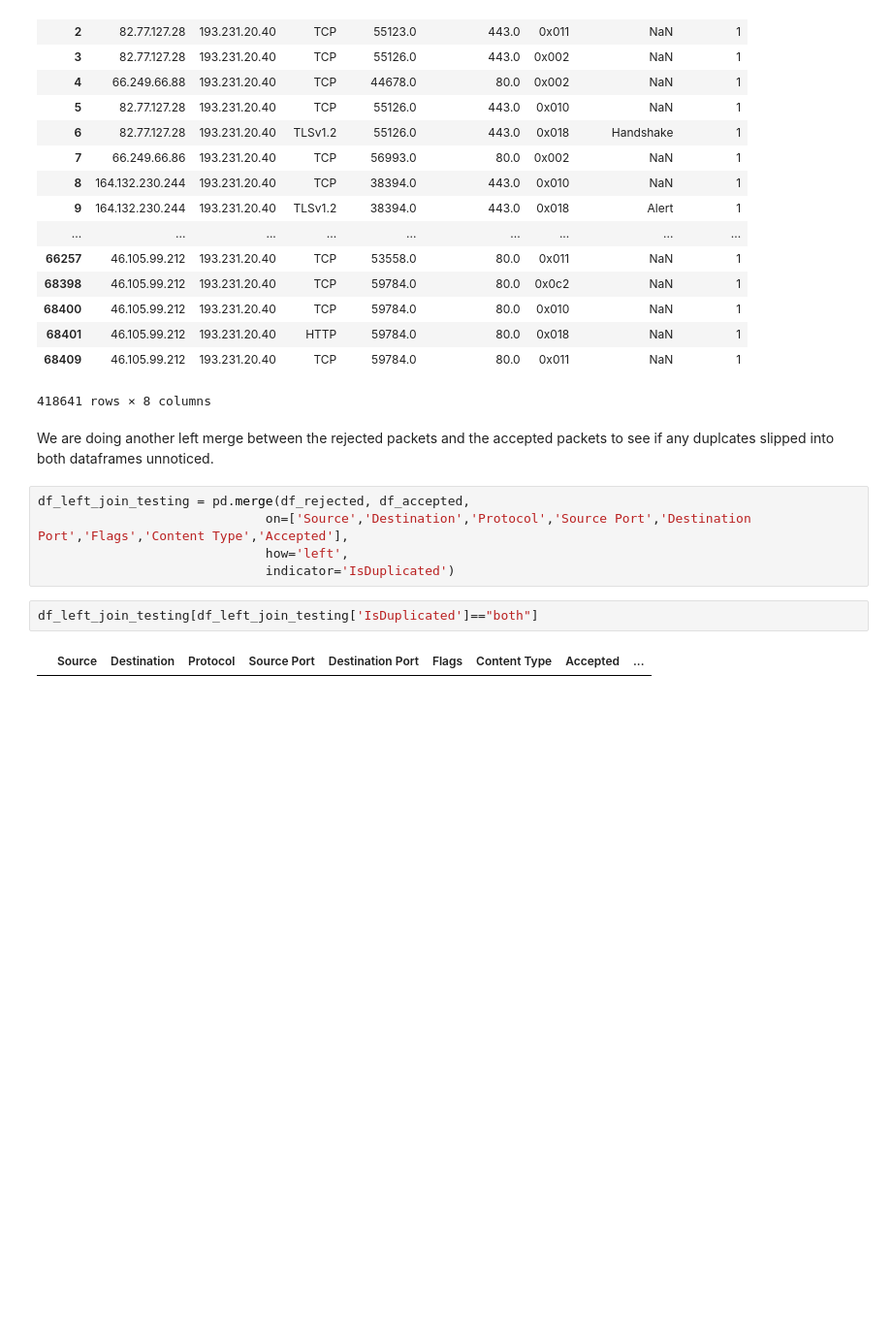
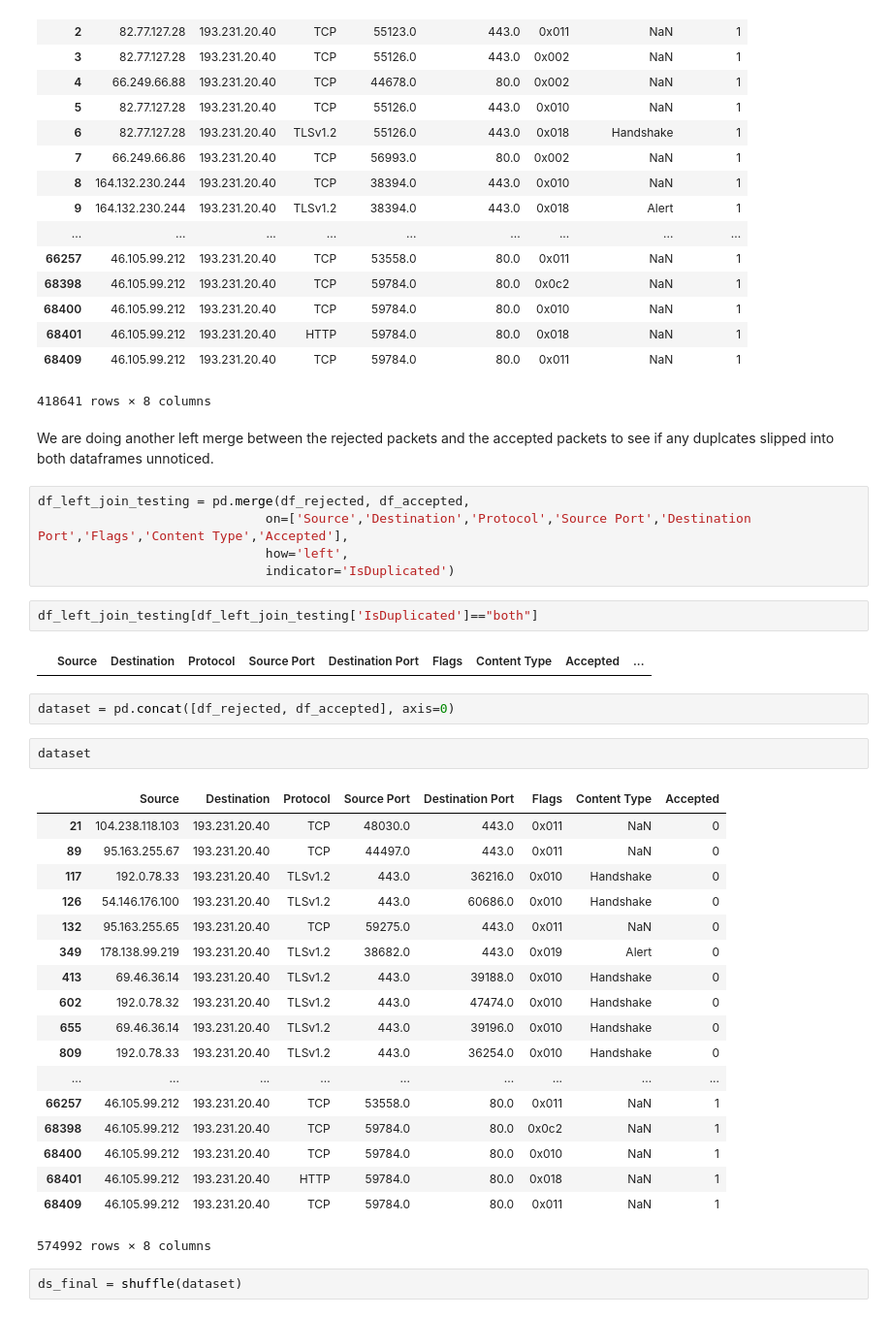
Before and after one commit to MihneaPaul/NN-Firewall, a Jupyter notebook: Network Packets - Data Preparation.ipynb, the cells around one changed output. Shown at 97% size. Saved outputs shown, nothing was run; the diff lists cells and outputs as text; blank space fills up the shorter version.

Commit message:
Started encoding the dataframes

```diff
--- a/Network Packets - Data Preparation.ipynb
+++ b/Network Packets - Data Preparation.ipynb
@@ -159,3 +160,28 @@ df_left_join_testing = pd.merge(df_rejected, df_accepted,
 df_left_join_testing[df_left_join_testing['IsDuplicated']=="both"]
 # %% [output]
 |  | Source | Destination | Protocol | Source Port | Destination Port | Flags | Content Type | Accepted | ... |
+# %%
+dataset = pd.concat([df_rejected, df_accepted], axis=0)
+# %%
+dataset
+# %% [output]
+|  | Source | Destination | Protocol | Source Port | Destination Port | Flags | Content Type | Accepted |
+| 21 | 104.238.118.103 | 193.231.20.40 | TCP | 48030.0 | 443.0 | 0x011 | NaN | 0 |
+| 89 | 95.163.255.67 | 193.231.20.40 | TCP | 44497.0 | 443.0 | 0x011 | NaN | 0 |
+| 117 | 192.0.78.33 | 193.231.20.40 | TLSv1.2 | 443.0 | 36216.0 | 0x010 | Handshake | 0 |
+| 126 | 54.146.176.100 | 193.231.20.40 | TLSv1.2 | 443.0 | 60686.0 | 0x010 | Handshake | 0 |
+| 132 | 95.163.255.65 | 193.231.20.40 | TCP | 59275.0 | 443.0 | 0x011 | NaN | 0 |
+| 349 | 178.138.99.219 | 193.231.20.40 | TLSv1.2 | 38682.0 | 443.0 | 0x019 | Alert | 0 |
+| 413 | 69.46.36.14 | 193.231.20.40 | TLSv1.2 | 443.0 | 39188.0 | 0x010 | Handshake | 0 |
+| 602 | 192.0.78.32 | 193.231.20.40 | TLSv1.2 | 443.0 | 47474.0 | 0x010 | Handshake | 0 |
+| 655 | 69.46.36.14 | 193.231.20.40 | TLSv1.2 | 443.0 | 39196.0 | 0x010 | Handshake | 0 |
+| 809 | 192.0.78.33 | 193.231.20.40 | TLSv1.2 | 443.0 | 36254.0 | 0x010 | Handshake | 0 |
+| ... | ... | ... | ... | ... | ... | ... | ... | ... |
+| 66257 | 46.105.99.212 | 193.231.20.40 | TCP | 53558.0 | 80.0 | 0x011 | NaN | 1 |
+| 68398 | 46.105.99.212 | 193.231.20.40 | TCP | 59784.0 | 80.0 | 0x0c2 | NaN | 1 |
+| 68400 | 46.105.99.212 | 193.231.20.40 | TCP | 59784.0 | 80.0 | 0x010 | NaN | 1 |
+| 68401 | 46.105.99.212 | 193.231.20.40 | HTTP | 59784.0 | 80.0 | 0x018 | NaN | 1 |
+| 68409 | 46.105.99.212 | 193.231.20.40 | TCP | 59784.0 | 80.0 | 0x011 | NaN | 1 |
+574992 rows × 8 columns
+# %%
+ds_final = shuffle(dataset)
```
Also changed, not shown: parts of 3 cells of this notebook, 2 other files.
